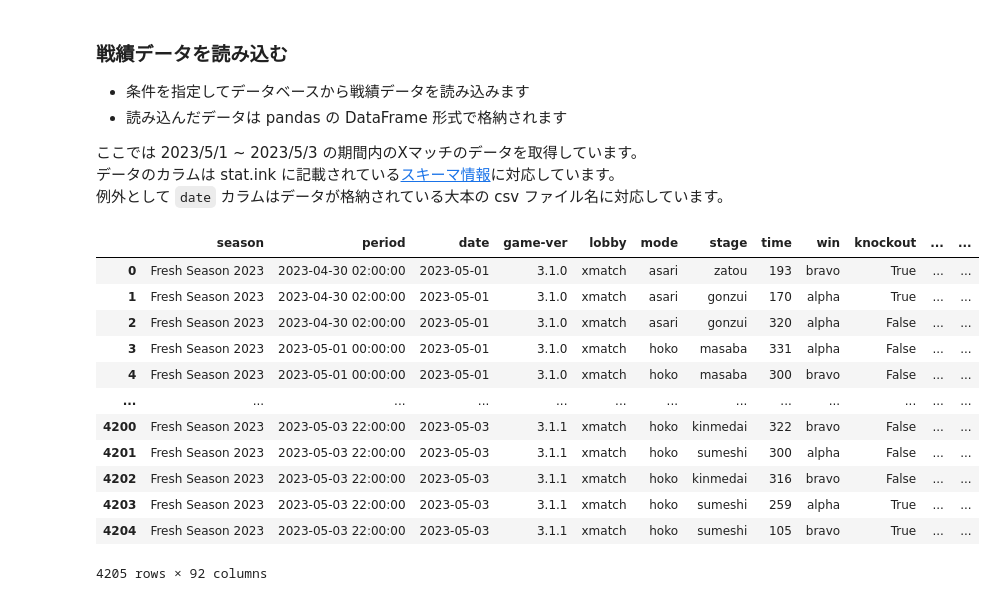
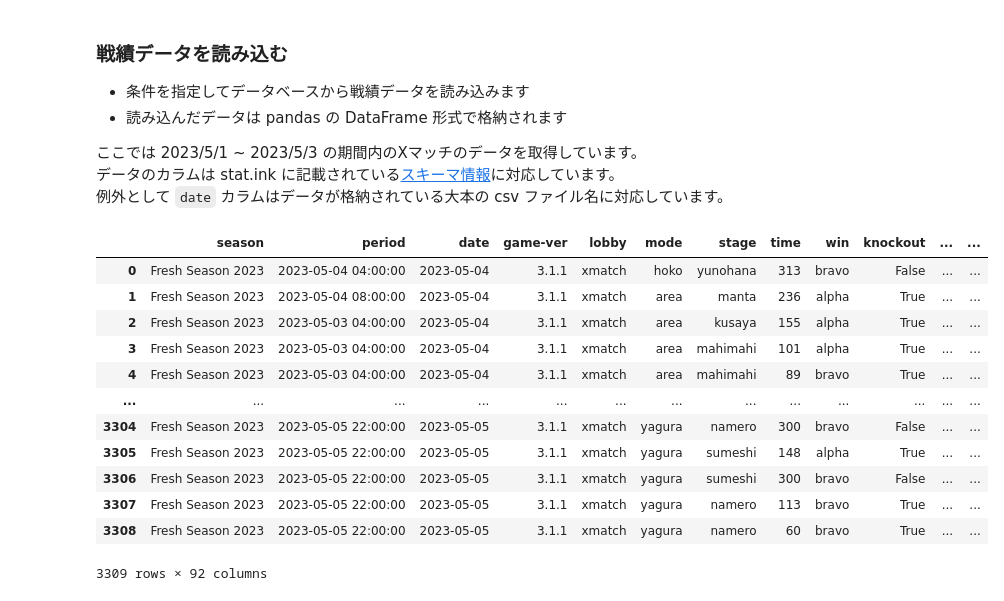
Before and after one commit to splatoonstat/splat-stat, a Jupyter notebook: src/test.ipynb, the cells around one changed output. Cells and saved outputs as stored; diff of their text form; code cells hidden in the pictures.

```diff
--- a/src/test.ipynb
+++ b/src/test.ipynb
@@ -10,24 +10,24 @@
 # %%
 import datetime as dt
 import packages.db as db
 import packages.definitions as d
 
 lobby = d.Lobby.XMATCH
-date_from = dt.date(2023, 5, 1)
-date_to = dt.date(2023, 5, 3)
+date_from = dt.date(2023, 5, 4)
+date_to = dt.date(2023, 5, 5)
 battles = db.load_battles(lobby=lobby, date_from=date_from, date_to=date_to)
 battles
 # %% [output]
 |  | season | period | date | game-ver | lobby | mode | stage | time | win | knockout | ... | ... |
-| 0 | Fresh Season 2023 | 2023-04-30 02:00:00 | 2023-05-01 | 3.1.0 | xmatch | asari | zatou | 193 | bravo | True | ... | ... |
-| 1 | Fresh Season 2023 | 2023-04-30 02:00:00 | 2023-05-01 | 3.1.0 | xmatch | asari | gonzui | 170 | alpha | True | ... | ... |
-| 2 | Fresh Season 2023 | 2023-04-30 02:00:00 | 2023-05-01 | 3.1.0 | xmatch | asari | gonzui | 320 | alpha | False | ... | ... |
-| 3 | Fresh Season 2023 | 2023-05-01 00:00:00 | 2023-05-01 | 3.1.0 | xmatch | hoko | masaba | 331 | alpha | False | ... | ... |
-| 4 | Fresh Season 2023 | 2023-05-01 00:00:00 | 2023-05-01 | 3.1.0 | xmatch | hoko | masaba | 300 | bravo | False | ... | ... |
+| 0 | Fresh Season 2023 | 2023-05-04 04:00:00 | 2023-05-04 | 3.1.1 | xmatch | hoko | yunohana | 313 | bravo | False | ... | ... |
+| 1 | Fresh Season 2023 | 2023-05-04 08:00:00 | 2023-05-04 | 3.1.1 | xmatch | area | manta | 236 | alpha | True | ... | ... |
+| 2 | Fresh Season 2023 | 2023-05-03 04:00:00 | 2023-05-04 | 3.1.1 | xmatch | area | kusaya | 155 | alpha | True | ... | ... |
+| 3 | Fresh Season 2023 | 2023-05-03 04:00:00 | 2023-05-04 | 3.1.1 | xmatch | area | mahimahi | 101 | alpha | True | ... | ... |
+| 4 | Fresh Season 2023 | 2023-05-03 04:00:00 | 2023-05-04 | 3.1.1 | xmatch | area | mahimahi | 89 | bravo | True | ... | ... |
 | ... | ... | ... | ... | ... | ... | ... | ... | ... | ... | ... | ... | ... |
-| 4200 | Fresh Season 2023 | 2023-05-03 22:00:00 | 2023-05-03 | 3.1.1 | xmatch | hoko | kinmedai | 322 | bravo | False | ... | ... |
-| 4201 | Fresh Season 2023 | 2023-05-03 22:00:00 | 2023-05-03 | 3.1.1 | xmatch | hoko | sumeshi | 300 | alpha | False | ... | ... |
-| 4202 | Fresh Season 2023 | 2023-05-03 22:00:00 | 2023-05-03 | 3.1.1 | xmatch | hoko | kinmedai | 316 | bravo | False | ... | ... |
-| 4203 | Fresh Season 2023 | 2023-05-03 22:00:00 | 2023-05-03 | 3.1.1 | xmatch | hoko | sumeshi | 259 | alpha | True | ... | ... |
-| 4204 | Fresh Season 2023 | 2023-05-03 22:00:00 | 2023-05-03 | 3.1.1 | xmatch | hoko | sumeshi | 105 | bravo | True | ... | ... |
+| 3304 | Fresh Season 2023 | 2023-05-05 22:00:00 | 2023-05-05 | 3.1.1 | xmatch | yagura | namero | 300 | bravo | False | ... | ... |
+| 3305 | Fresh Season 2023 | 2023-05-05 22:00:00 | 2023-05-05 | 3.1.1 | xmatch | yagura | sumeshi | 148 | alpha | True | ... | ... |
+| 3306 | Fresh Season 2023 | 2023-05-05 22:00:00 | 2023-05-05 | 3.1.1 | xmatch | yagura | sumeshi | 300 | bravo | False | ... | ... |
+| 3307 | Fresh Season 2023 | 2023-05-05 22:00:00 | 2023-05-05 | 3.1.1 | xmatch | yagura | namero | 113 | bravo | True | ... | ... |
+| 3308 | Fresh Season 2023 | 2023-05-05 22:00:00 | 2023-05-05 | 3.1.1 | xmatch | yagura | namero | 60 | bravo | True | ... | ... |
-4205 rows × 92 columns
+3309 rows × 92 columns
```
Also changed, not shown: parts of 3 cells of this notebook, 1 other file.
